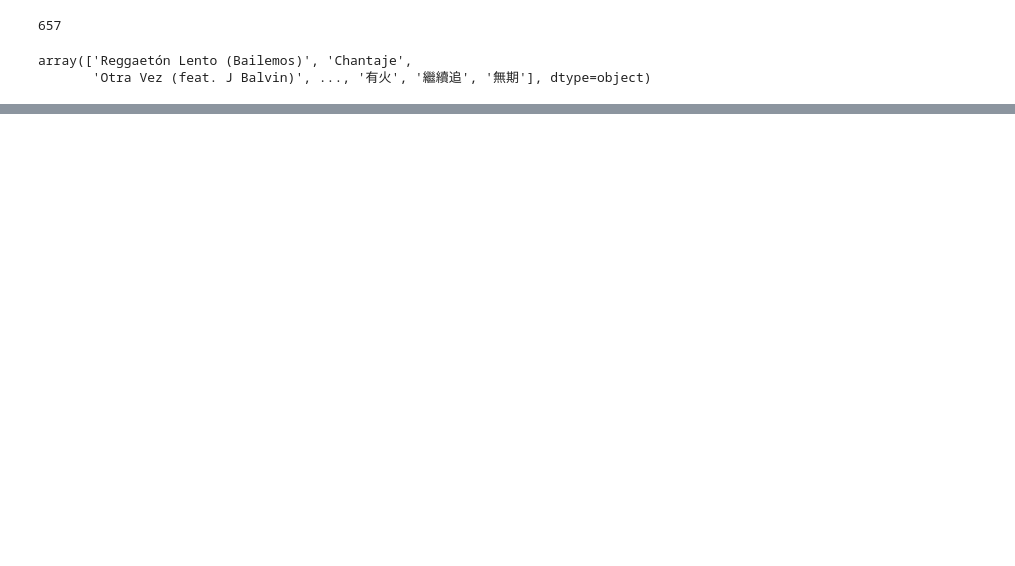
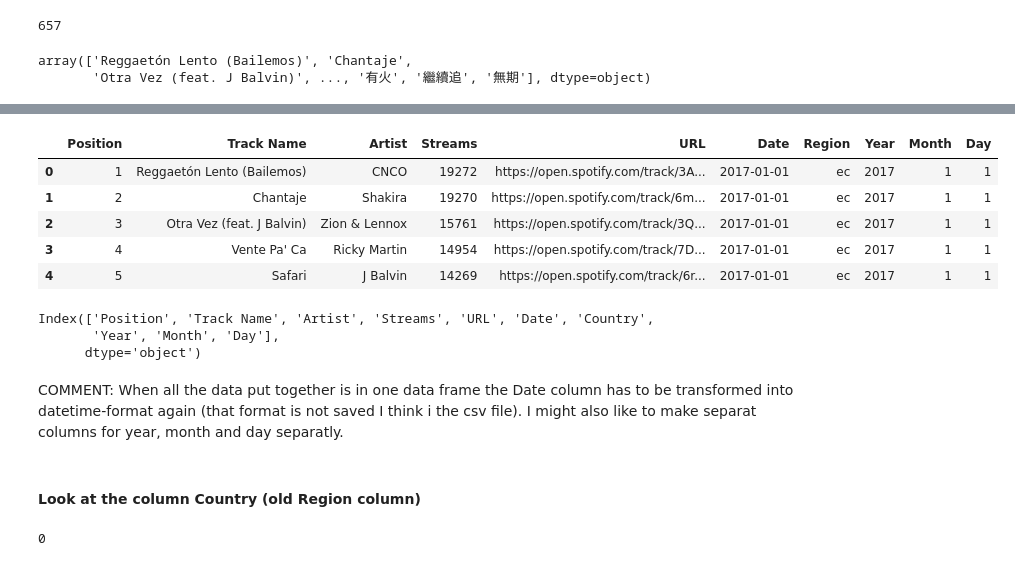
Before and after one commit to yhpf/Capstone-General_Assembly, a Jupyter notebook: cleaning_top_songs.ipynb, the cells around one changed output, grey strips where cells are left out. Drawn from its saved outputs; the diff is of its cells as text; code cells hidden in the pictures; blank space fills up the shorter version.

```diff
--- a/cleaning_top_songs.ipynb
+++ b/cleaning_top_songs.ipynb
@@ -81,0 +190,3 @@ I think I might have a need to exclude asian as a region du to different languag
+# %%
+# make new column for year. Then drop all rows from 2018
+top_songs['Year'] = top_songs['Date'].dt.year
@@ -81,0 +202,3 @@ I think I might have a need to exclude asian as a region du to different languag
+# %%
+#  make new data frame with only data for year 2017
+top_songs = top_songs[top_songs['Year'] != 2018]
@@ -81,0 +209,15 @@ I think I might have a need to exclude asian as a region du to different languag
+# %%
+# make new column for month.
+top_songs['Month'] = top_songs['Date'].dt.month
+# %%
+# make new column for day.
+top_songs['Day'] = top_songs['Date'].dt.day
+# %%
+top_songs.head()
+# %% [output]
+|  | Position | Track Name | Artist | Streams | URL | Date | Region | Year | Month | Day |
+| 0 | 1 | Reggaetón Lento (Bailemos) | CNCO | 19272 | https://open.spotify.com/track/3A... | 2017-01-01 | ec | 2017 | 1 | 1 |
+| 1 | 2 | Chantaje | Shakira | 19270 | https://open.spotify.com/track/6m... | 2017-01-01 | ec | 2017 | 1 | 1 |
+| 2 | 3 | Otra Vez (feat. J Balvin) | Zion & Lennox | 15761 | https://open.spotify.com/track/3Q... | 2017-01-01 | ec | 2017 | 1 | 1 |
+| 3 | 4 | Vente Pa' Ca | Ricky Martin | 14954 | https://open.spotify.com/track/7D... | 2017-01-01 | ec | 2017 | 1 | 1 |
+| 4 | 5 | Safari | J Balvin | 14269 | https://open.spotify.com/track/6r... | 2017-01-01 | ec | 2017 | 1 | 1 |
@@ -81,0 +227,14 @@ I think I might have a need to exclude asian as a region du to different languag
+# %%
+top_songs.columns
+# %% [output]
+Index(['Position', 'Track Name', 'Artist', 'Streams', 'URL', 'Date', 'Country',
+       'Year', 'Month', 'Day'],
+      dtype='object')
+# %% [markdown]
+COMMENT: When all the data put together is in one data frame the Date column has to be transformed into datetime-format again (that format is not saved I think i the csv file). I might also like to make separat columns for year, month and day separatly.
+# %% [markdown]
+#### Look at the column Country (old Region column)
+# %%
+top_songs['Country'].isnull().sum()
+# %% [output]
+0
```
Also changed, not shown: parts of 52 cells of this notebook.
